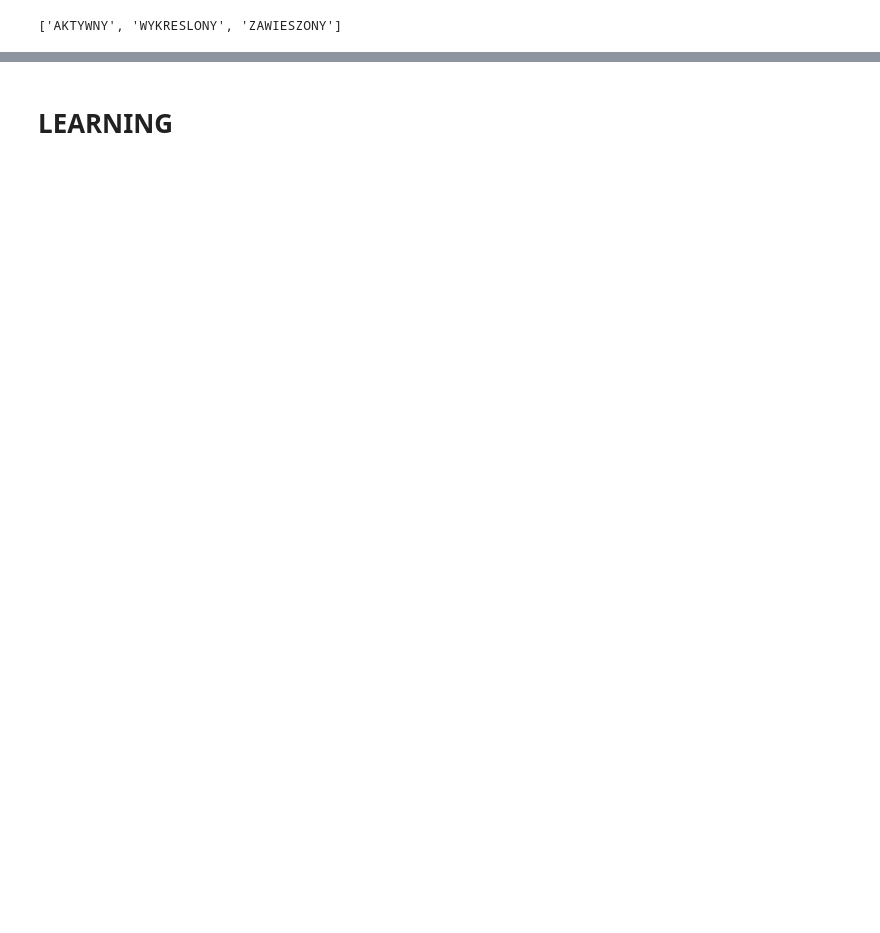
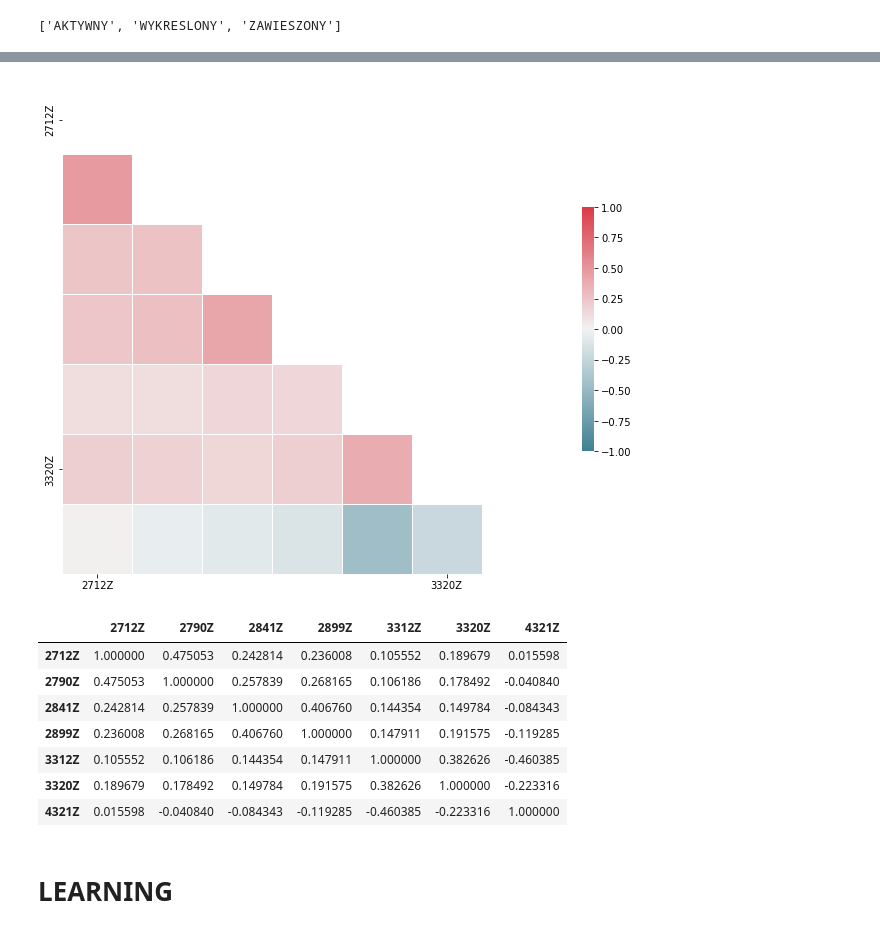
Before and after one commit to JQB26/ML-industry-4.0, a Jupyter notebook: main.ipynb, the cells around one changed output, grey strips where cells are left out. Drawn from its saved outputs; the diff is of its cells as text; code cells hidden in the pictures; blank space fills up the shorter version.

```diff
--- a/main.ipynb
+++ b/main.ipynb
@@ -43,3 +76,34 @@ df.sample(3)
+# %%
+pkd_correlations = df[['2712Z', '2790Z', '2841Z', '2899Z', '3312Z', '3320Z', '4321Z']]
+
+corr = pkd_correlations.corr()
+
+# Generate a mask for the upper triangle
+mask = np.zeros_like(corr, dtype=bool)
+mask[np.triu_indices_from(mask)] = True
+
+# Set up the matplotlib figure
+f, ax = plt.subplots(figsize=(11, 9))
+
+# Generate a custom diverging colormap
+cmap = sns.diverging_palette(220, 10, as_cmap=True)
+
+# Draw the heatmap with the mask and correct aspect ratio
+sns.heatmap(corr, mask=mask, cmap=cmap, vmin=-1, vmax=1,
+            square=True, xticklabels=5, yticklabels=5,
+            linewidths=.5, cbar_kws={"shrink": .5}, ax=ax)
+plt.show()
+corr
+# %% [output]
+[figure, added]
+|  | 2712Z | 2790Z | 2841Z | 2899Z | 3312Z | 3320Z | 4321Z |
+| 2712Z | 1.000000 | 0.475053 | 0.242814 | 0.236008 | 0.105552 | 0.189679 | 0.015598 |
+| 2790Z | 0.475053 | 1.000000 | 0.257839 | 0.268165 | 0.106186 | 0.178492 | -0.040840 |
+| 2841Z | 0.242814 | 0.257839 | 1.000000 | 0.406760 | 0.144354 | 0.149784 | -0.084343 |
+| 2899Z | 0.236008 | 0.268165 | 0.406760 | 1.000000 | 0.147911 | 0.191575 | -0.119285 |
+| 3312Z | 0.105552 | 0.106186 | 0.144354 | 0.147911 | 1.000000 | 0.382626 | -0.460385 |
+| 3320Z | 0.189679 | 0.178492 | 0.149784 | 0.191575 | 0.382626 | 1.000000 | -0.223316 |
+| 4321Z | 0.015598 | -0.040840 | -0.084343 | -0.119285 | -0.460385 | -0.223316 | 1.000000 |
 # %% [markdown]
 # LEARNING
 # %%
```
Also changed, not shown: parts of 28 cells of this notebook, 1 other file.
